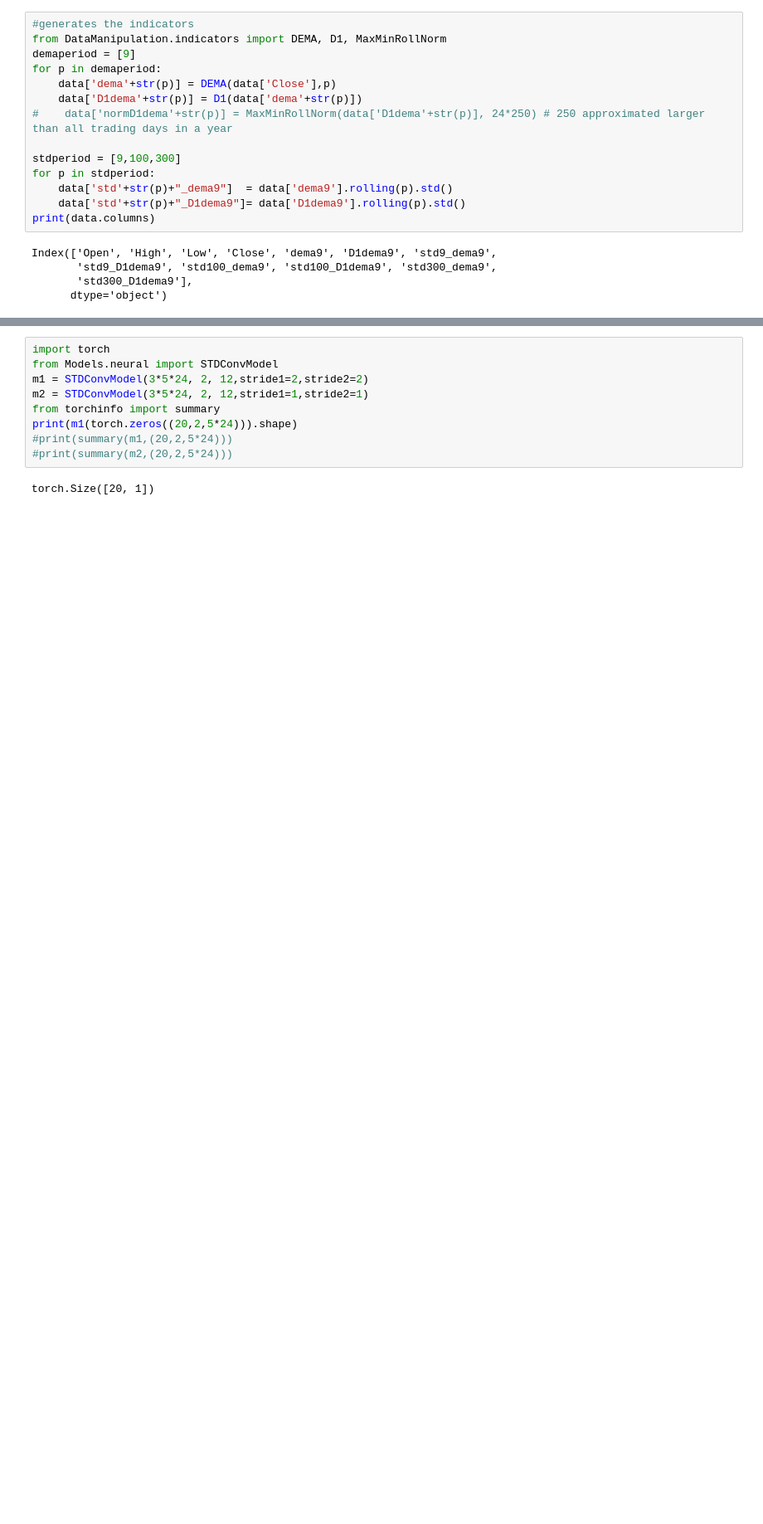
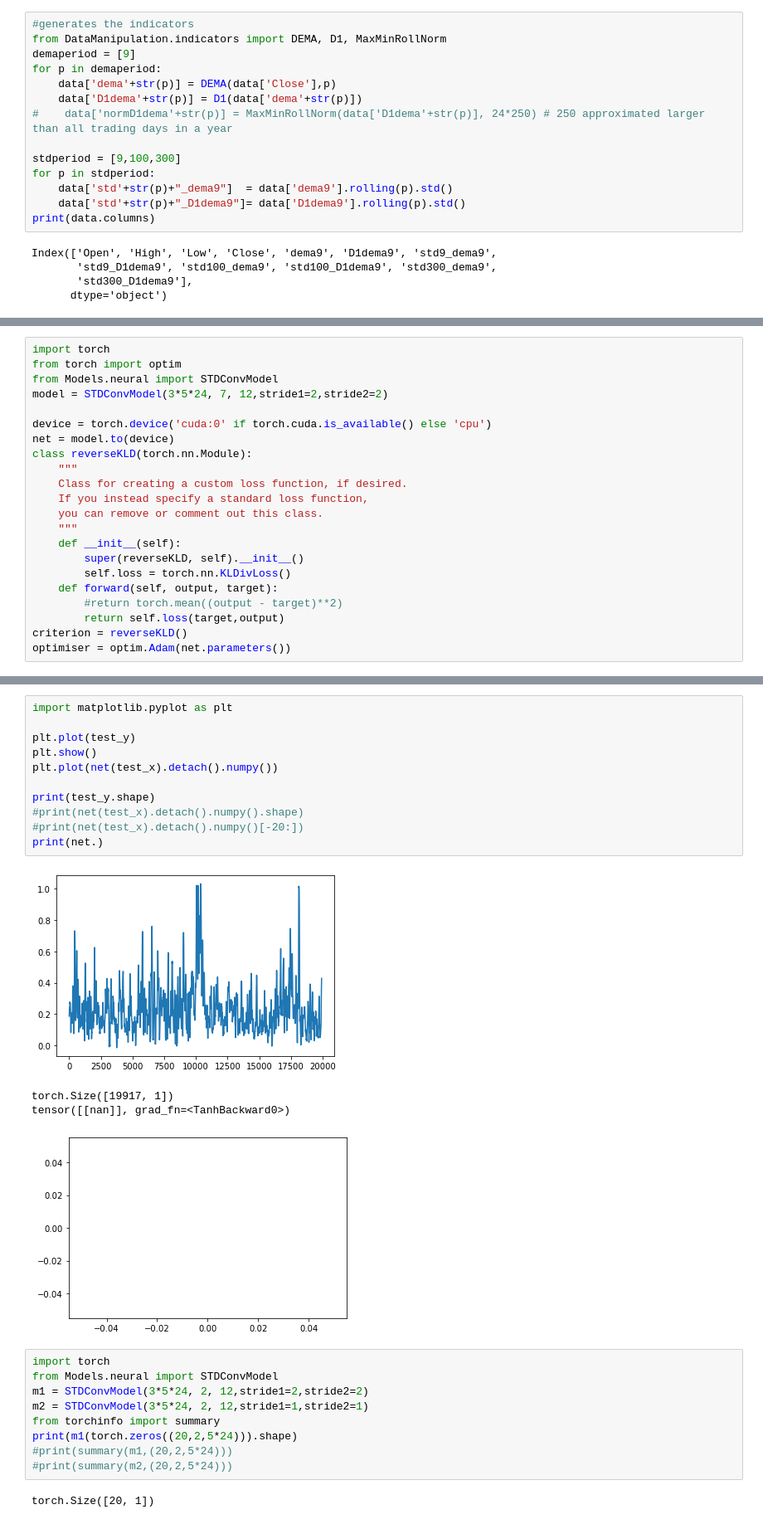
Before and after one commit to lu0x1a0/EURUSDPriceAnalysis, a Jupyter notebook: nnstruct.ipynb, the cells around one changed output, grey strips where cells are left out. Shown at 83% size. Saved outputs shown, nothing was run; the diff lists cells and outputs as text; blank space fills up the shorter version.

```diff
--- a/nnstruct.ipynb
+++ b/nnstruct.ipynb
@@ -66,0 +105,22 @@ m1 = STDConvModel(3*5*24, 2, 12,stride1=2,stride2=2)
+# %%
+import torch
+from torch import optim
+from Models.neural import STDConvModel
+model = STDConvModel(3*5*24, 7, 12,stride1=2,stride2=2)
+
+device = torch.device('cuda:0' if torch.cuda.is_available() else 'cpu')
+net = model.to(device)
+class reverseKLD(torch.nn.Module):
+    """
+    Class for creating a custom loss function, if desired.
+    If you instead specify a standard loss function,
+    you can remove or comment out this class.
+    """
+    def __init__(self):
+        super(reverseKLD, self).__init__()
+        self.loss = torch.nn.KLDivLoss()
+    def forward(self, output, target):
+        #return torch.mean((output - target)**2)
+        return self.loss(target,output)
+criterion = reverseKLD()
+optimiser = optim.Adam(net.parameters())
@@ -67,3 +194,19 @@ m1 = STDConvModel(3*5*24, 2, 12,stride1=2,stride2=2)
+# %%
+import matplotlib.pyplot as plt
+
+plt.plot(test_y)
+plt.show()
+plt.plot(net(test_x).detach().numpy())
+
+print(test_y.shape)
+#print(net(test_x).detach().numpy().shape)
+#print(net(test_x).detach().numpy()[-20:])
+print(net.)
+# %% [output]
+[figure, added]
+torch.Size([19917, 1])
+tensor([[nan]], grad_fn=<TanhBackward0>)
+[figure, added]
 # %%
 import torch
 from Models.neural import STDConvModel
```
Also changed, not shown: parts of 7 cells of this notebook.
